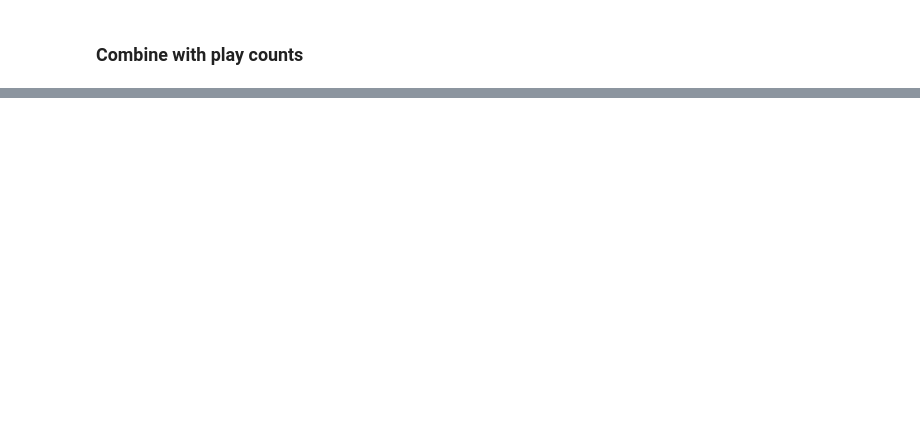
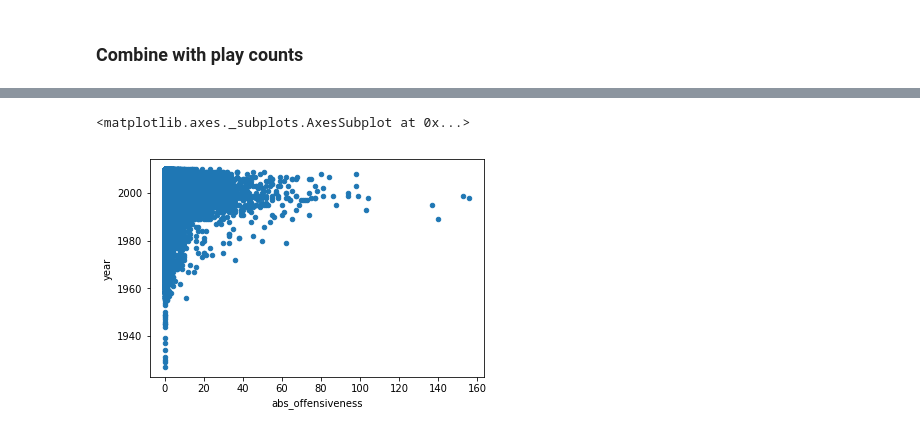
Before and after one commit to Victor-Palacios/epfl_ada, a Jupyter notebook: Project/main_lars.ipynb, the cells around one changed output, grey strips where cells are left out. Cells and saved outputs as stored; diff of their text form; code cells hidden in the pictures; blank space fills up the shorter version.

```diff
--- a/Project/main_lars.ipynb
+++ b/Project/main_lars.ipynb
@@ -168,0 +219,5 @@ songs_counts.head()
+# %%
+songs[songs["year"]>0].plot.scatter("abs_offensiveness", "year")
+# %% [output]
+<matplotlib.axes._subplots.AxesSubplot at 0x...>
+[figure, added]
```
Also changed, not shown: parts of 34 cells of this notebook.
